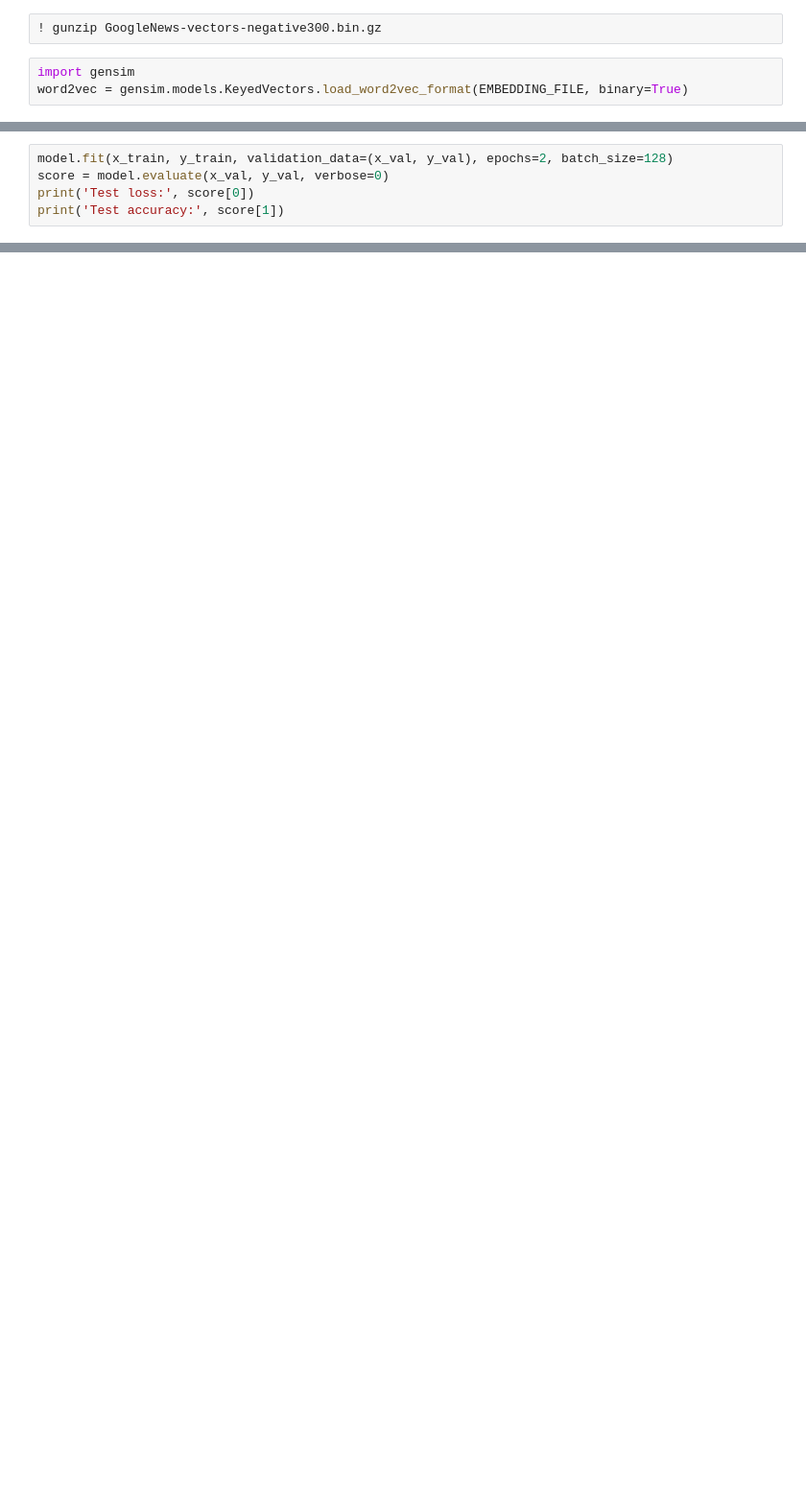
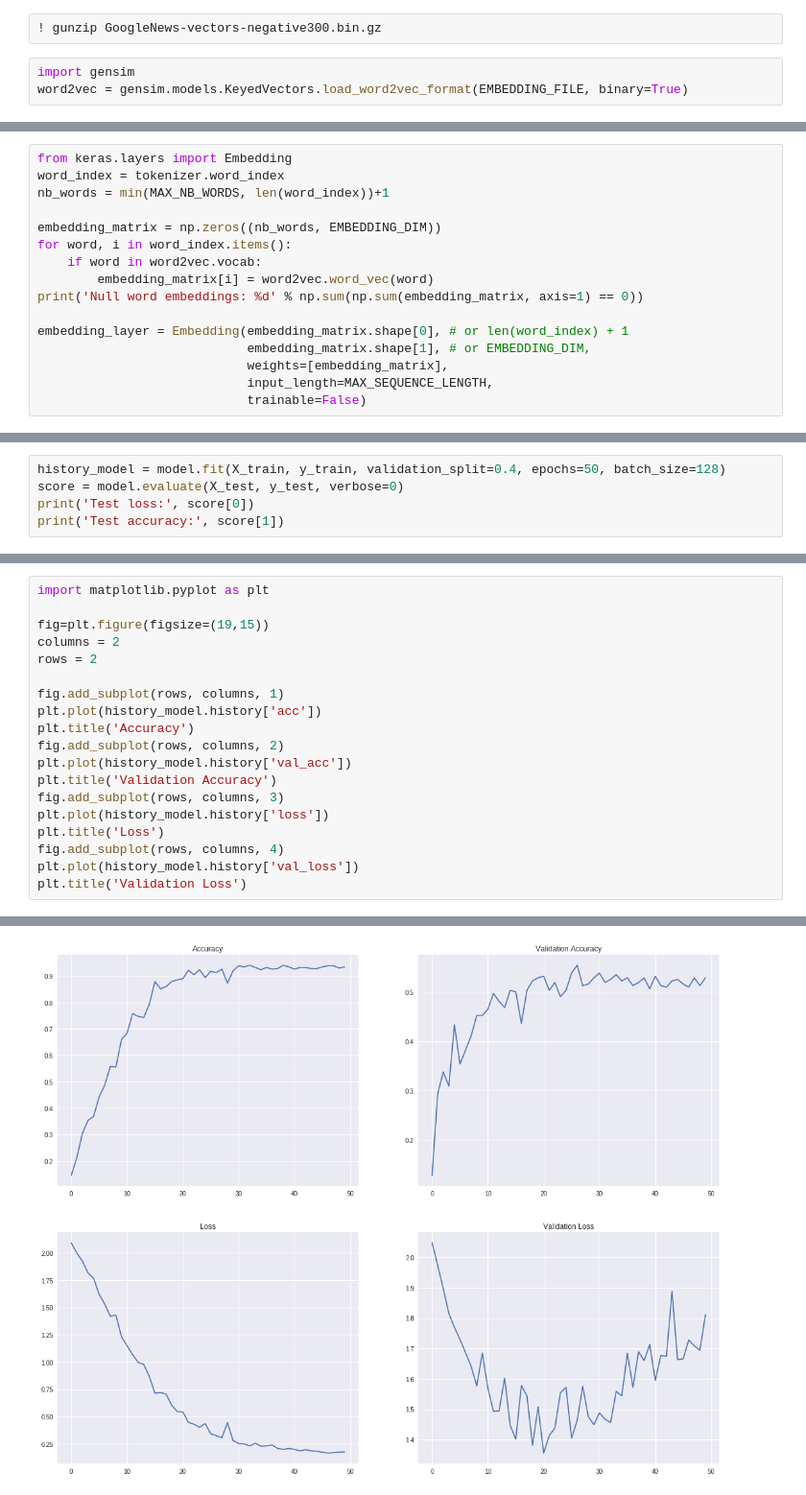
Before and after one commit to ankitbit/Deep_Learning, a Jupyter notebook: Assignment Reports/Assignment 2/Product_Classification.ipynb, the cells around one changed output, grey strips where cells are left out. Shown at 96% size. Saved outputs shown, nothing was run; the diff lists cells and outputs as text; blank space fills up the shorter version.

```diff
--- a/Assignment Reports/Assignment 2/Product_Classification.ipynb
+++ b/Assignment Reports/Assignment 2/Product_Classification.ipynb
@@ -182,3 +230,19 @@ Null word embeddings: 1476
+# %%
+from keras.layers import Embedding
+word_index = tokenizer.word_index
+nb_words = min(MAX_NB_WORDS, len(word_index))+1
+
+embedding_matrix = np.zeros((nb_words, EMBEDDING_DIM))
+for word, i in word_index.items():
+    if word in word2vec.vocab:
+        embedding_matrix[i] = word2vec.word_vec(word)
+print('Null word embeddings: %d' % np.sum(np.sum(embedding_matrix, axis=1) == 0))
+
+embedding_layer = Embedding(embedding_matrix.shape[0], # or len(word_index) + 1
+                            embedding_matrix.shape[1], # or EMBEDDING_DIM,
+                            weights=[embedding_matrix],
+                            input_length=MAX_SEQUENCE_LENGTH,
+                            trainable=False)
 # %%
 from keras.models import Sequential
 from keras.layers import Conv1D, GlobalMaxPooling1D, Flatten
@@ -251,7 +313,7 @@ Non-trainable params: 822,900
 _________________________________________________________________
 # %%
-model.fit(x_train, y_train, validation_data=(x_val, y_val), epochs=2, batch_size=128)
-score = model.evaluate(x_val, y_val, verbose=0)
+history_model = model.fit(X_train, y_train, validation_split=0.4, epochs=50, batch_size=128)
+score = model.evaluate(X_test, y_test, verbose=0)
 print('Test loss:', score[0])
 print('Test accuracy:', score[1])
 # %% [output]
@@ -264,0 +337,20 @@ Test accuracy: 0.9774965011683323
+# %%
+import matplotlib.pyplot as plt
+
+fig=plt.figure(figsize=(19,15))
+columns = 2
+rows = 2
+
+fig.add_subplot(rows, columns, 1)
+plt.plot(history_model.history['acc'])
+plt.title('Accuracy')
+fig.add_subplot(rows, columns, 2)
+plt.plot(history_model.history['val_acc'])
+plt.title('Validation Accuracy')
+fig.add_subplot(rows, columns, 3)
+plt.plot(history_model.history['loss'])
+plt.title('Loss')
+fig.add_subplot(rows, columns, 4)
+plt.plot(history_model.history['val_loss'])
+plt.title('Validation Loss')
+# %% [output]
@@ -265 +358,2 @@ Test accuracy: 0.9774965011683323
+[figure, added]
 # %%
```
Also changed, not shown: parts of 37 cells of this notebook.
